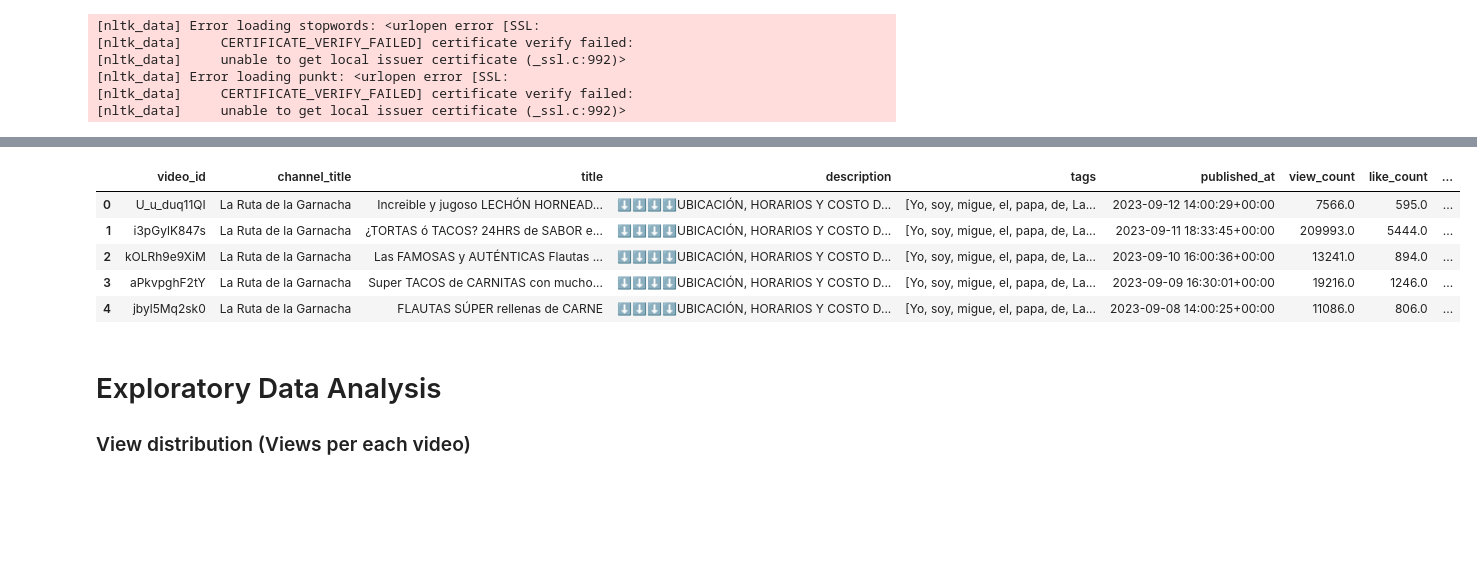
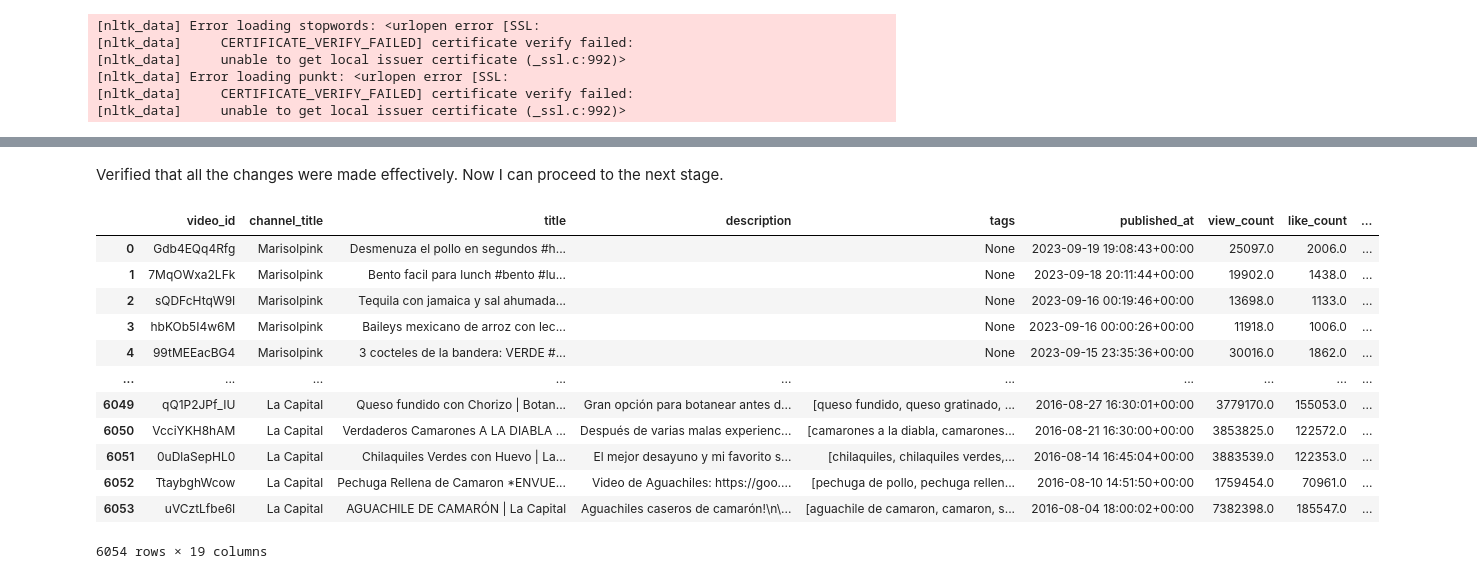
Before and after one commit to almartinezga/Data_Analysis_Portfolio, a Jupyter notebook: Python_YouTube API/Group_analysis.ipynb, the cells around one changed output, grey strips where cells are left out. Drawn from its saved outputs; the diff is of its cells as text; code cells hidden in the pictures; blank space fills up the shorter version.

```diff
--- a/Python_YouTube API/Group_analysis.ipynb
+++ b/Python_YouTube API/Group_analysis.ipynb
@@ -420,15 +502,21 @@ video_df['comment_ratio'] = video_df['comment_count']/ video_df['view_count'] *
 # %%
 # Title character length
 video_df['title_length'] = video_df['title'].apply(lambda x: len(x))
+# %% [markdown]
+Verified that all the changes were made effectively. Now I can proceed to the next stage.
 # %%
-video_df.head()
+video_df
 # %% [output]
 |  | video_id | channel_title | title | description | tags | published_at | view_count | like_count | ... |
-| 0 | U_u_duq11QI | La Ruta de la Garnacha | Increible y jugoso LECHÓN HORNEAD... | ⬇⬇⬇⬇UBICACIÓN, HORARIOS Y COSTO D... | [Yo, soy, migue, el, papa, de, La... | 2023-09-12 14:00:29+00:00 | 7566.0 | 595.0 | ... |
-| 1 | i3pGylK847s | La Ruta de la Garnacha | ¿TORTAS ó TACOS? 24HRS de SABOR e... | ⬇⬇⬇⬇UBICACIÓN, HORARIOS Y COSTO D... | [Yo, soy, migue, el, papa, de, La... | 2023-09-11 18:33:45+00:00 | 209993.0 | 5444.0 | ... |
-| 2 | kOLRh9e9XiM | La Ruta de la Garnacha | Las FAMOSAS y AUTÉNTICAS Flautas ... | ⬇⬇⬇⬇UBICACIÓN, HORARIOS Y COSTO D... | [Yo, soy, migue, el, papa, de, La... | 2023-09-10 16:00:36+00:00 | 13241.0 | 894.0 | ... |
-| 3 | aPkvpghF2tY | La Ruta de la Garnacha | Super TACOS de CARNITAS con mucho... | ⬇⬇⬇⬇UBICACIÓN, HORARIOS Y COSTO D... | [Yo, soy, migue, el, papa, de, La... | 2023-09-09 16:30:01+00:00 | 19216.0 | 1246.0 | ... |
-| 4 | jbyl5Mq2sk0 | La Ruta de la Garnacha | FLAUTAS SÚPER rellenas de CARNE | ⬇⬇⬇⬇UBICACIÓN, HORARIOS Y COSTO D... | [Yo, soy, migue, el, papa, de, La... | 2023-09-08 14:00:25+00:00 | 11086.0 | 806.0 | ... |
+| 0 | Gdb4EQq4Rfg | Marisolpink | Desmenuza el pollo en segundos #h... |  | None | 2023-09-19 19:08:43+00:00 | 25097.0 | 2006.0 | ... |
+| 1 | 7MqOWxa2LFk | Marisolpink | Bento facil para lunch #bento #lu... |  | None | 2023-09-18 20:11:44+00:00 | 19902.0 | 1438.0 | ... |
+| 2 | sQDFcHtqW9I | Marisolpink | Tequila con jamaica y sal ahumada... |  | None | 2023-09-16 00:19:46+00:00 | 13698.0 | 1133.0 | ... |
+| 3 | hbKOb5I4w6M | Marisolpink | Baileys mexicano de arroz con lec... |  | None | 2023-09-16 00:00:26+00:00 | 11918.0 | 1006.0 | ... |
+| 4 | 99tMEEacBG4 | Marisolpink | 3 cocteles de la bandera: VERDE #... |  | None | 2023-09-15 23:35:36+00:00 | 30016.0 | 1862.0 | ... |
+| ... | ... | ... | ... | ... | ... | ... | ... | ... | ... |
+| 6049 | qQ1P2JPf_IU | La Capital | Queso fundido con Chorizo | Botan... | Gran opción para botanear antes d... | [queso fundido, queso gratinado, ... | 2016-08-27 16:30:01+00:00 | 3779170.0 | 155053.0 | ... |
+| 6050 | VcciYKH8hAM | La Capital | Verdaderos Camarones A LA DIABLA ... | Después de varias malas experienc... | [camarones a la diabla, camarones... | 2016-08-21 16:30:00+00:00 | 3853825.0 | 122572.0 | ... |
+| 6051 | 0uDlaSepHL0 | La Capital | Chilaquiles Verdes con Huevo | La... | El mejor desayuno y mi favorito s... | [chilaquiles, chilaquiles verdes,... | 2016-08-14 16:45:04+00:00 | 3883539.0 | 122353.0 | ... |
+| 6052 | TtaybghWcow | La Capital | Pechuga Rellena de Camaron *ENVUE... | Video de Aguachiles: https://goo.... | [pechuga de pollo, pechuga rellen... | 2016-08-10 14:51:50+00:00 | 1759454.0 | 70961.0 | ... |
+| 6053 | uVCztLfbe6I | La Capital | AGUACHILE DE CAMARÓN | La Capital | Aguachiles caseros de camarón!\n\... | [aguachile de camaron, camaron, s... | 2016-08-04 18:00:02+00:00 | 7382398.0 | 185547.0 | ... |
+6054 rows × 19 columns
-# %% [markdown]
-# Exploratory Data Analysis
-### View distribution (Views per each video)
```
Also changed, not shown: parts of 94 cells of this notebook, 1 other file.
